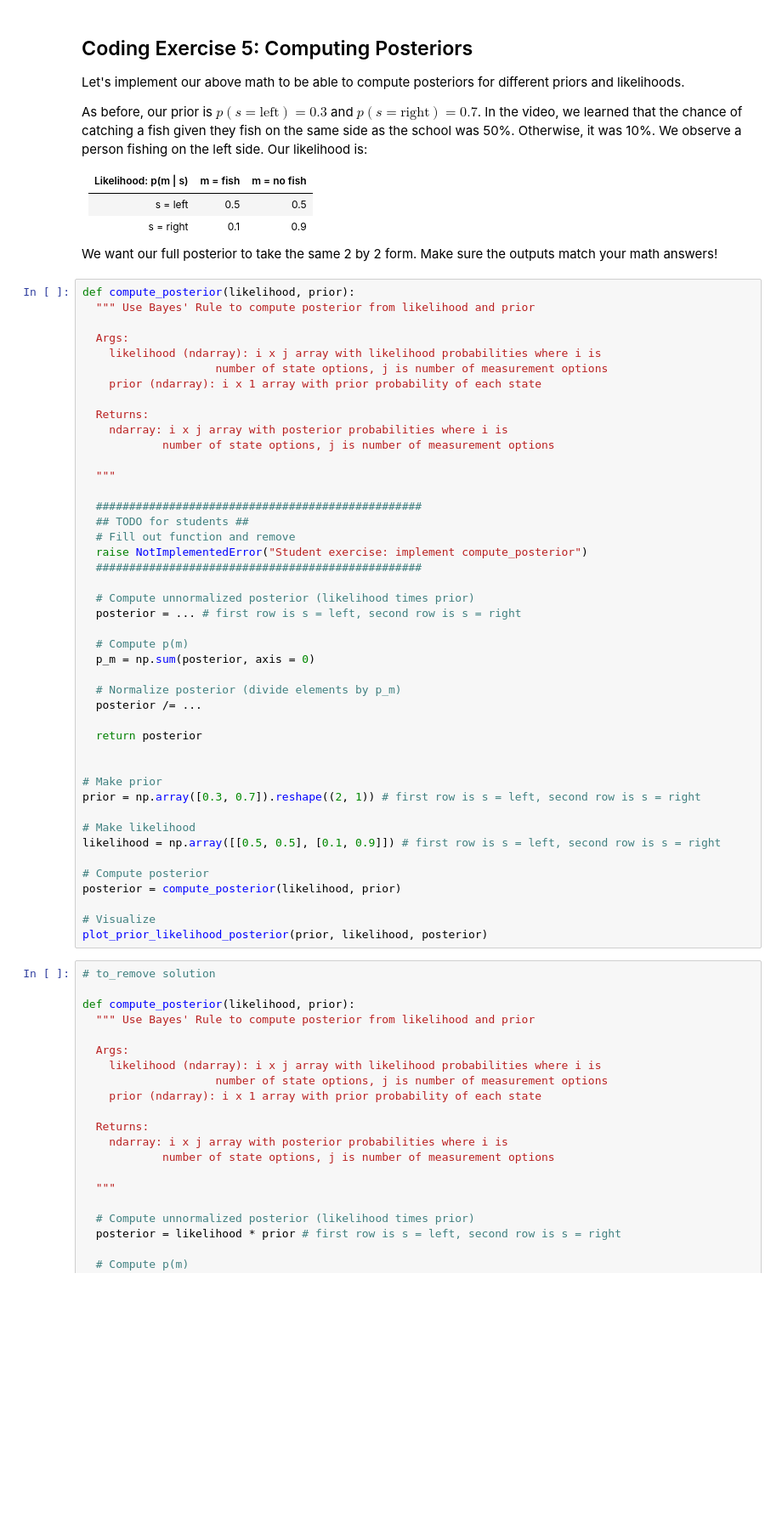
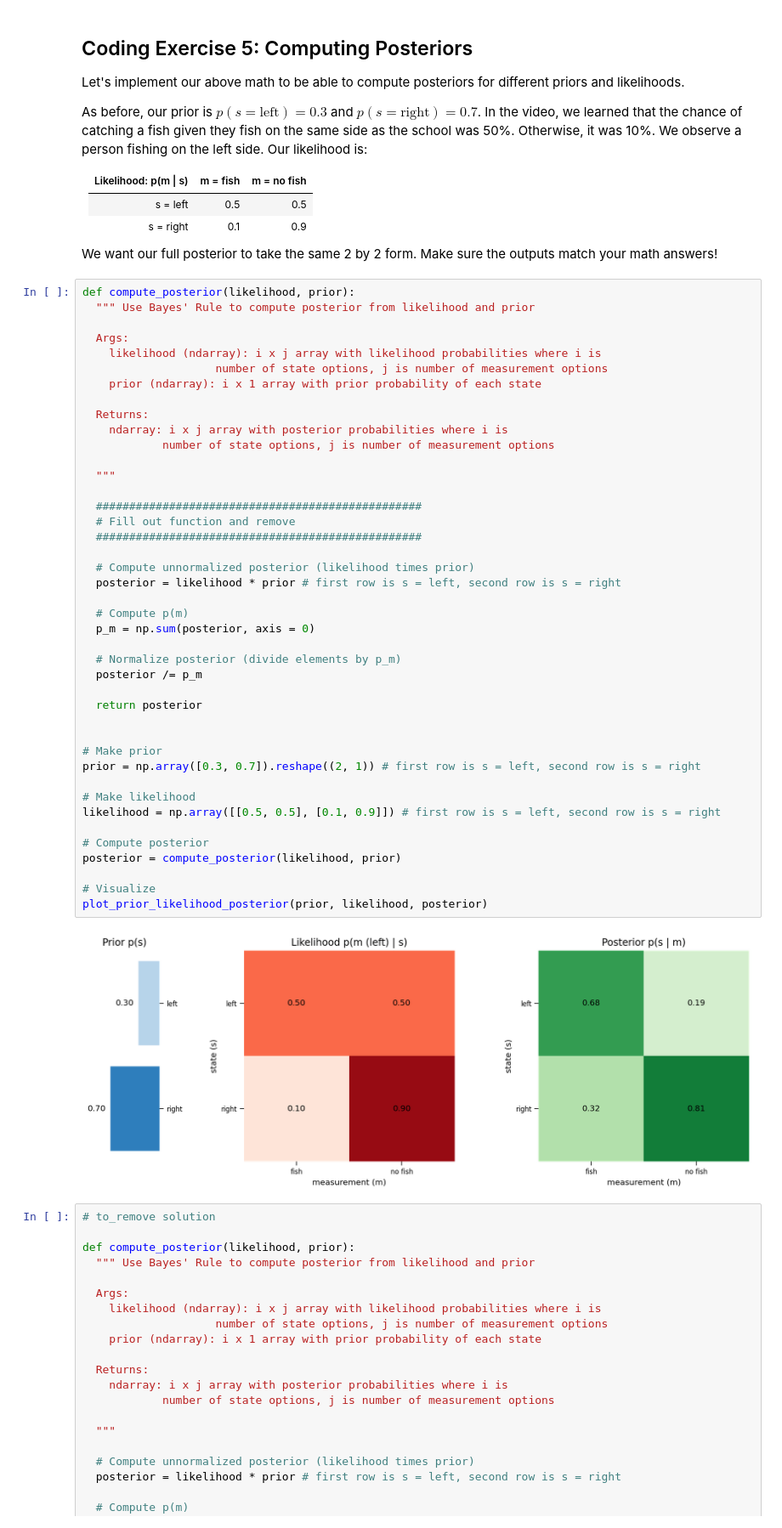
Before and after one commit to HyunsuLee/NMA-CN-course-content, a Jupyter notebook: tutorials/W3D1_BayesianDecisions/W3D1_Tutorial1.ipynb, the cells around one changed output. Shown at 85% size. Cells and saved outputs as stored; diff of their text form; blank space fills up the shorter version.

```diff
--- a/tutorials/W3D1_BayesianDecisions/W3D1_Tutorial1.ipynb
+++ b/tutorials/W3D1_BayesianDecisions/W3D1_Tutorial1.ipynb
@@ -1256,37 +1264,37 @@ def compute_posterior(likelihood, prior):
     ndarray: i x j array with posterior probabilities where i is
             number of state options, j is number of measurement options
 
   """
 
   #################################################
-  ## TODO for students ##
   # Fill out function and remove
-  raise NotImplementedError("Student exercise: implement compute_posterior")
   #################################################
 
   # Compute unnormalized posterior (likelihood times prior)
-  posterior = ... # first row is s = left, second row is s = right
+  posterior = likelihood * prior # first row is s = left, second row is s = right
 
   # Compute p(m)
   p_m = np.sum(posterior, axis = 0)
 
   # Normalize posterior (divide elements by p_m)
-  posterior /= ...
+  posterior /= p_m
 
   return posterior
 
 
 # Make prior
 prior = np.array([0.3, 0.7]).reshape((2, 1)) # first row is s = left, second row is s = right
 
 # Make likelihood
 likelihood = np.array([[0.5, 0.5], [0.1, 0.9]]) # first row is s = left, second row is s = right
 
 # Compute posterior
 posterior = compute_posterior(likelihood, prior)
 
 # Visualize
 plot_prior_likelihood_posterior(prior, likelihood, posterior)
+# %% [output]
+[figure, added]
 # %%
 # to_remove solution
 
```
Also changed, not shown: parts of 6 cells of this notebook, 1 other file.
